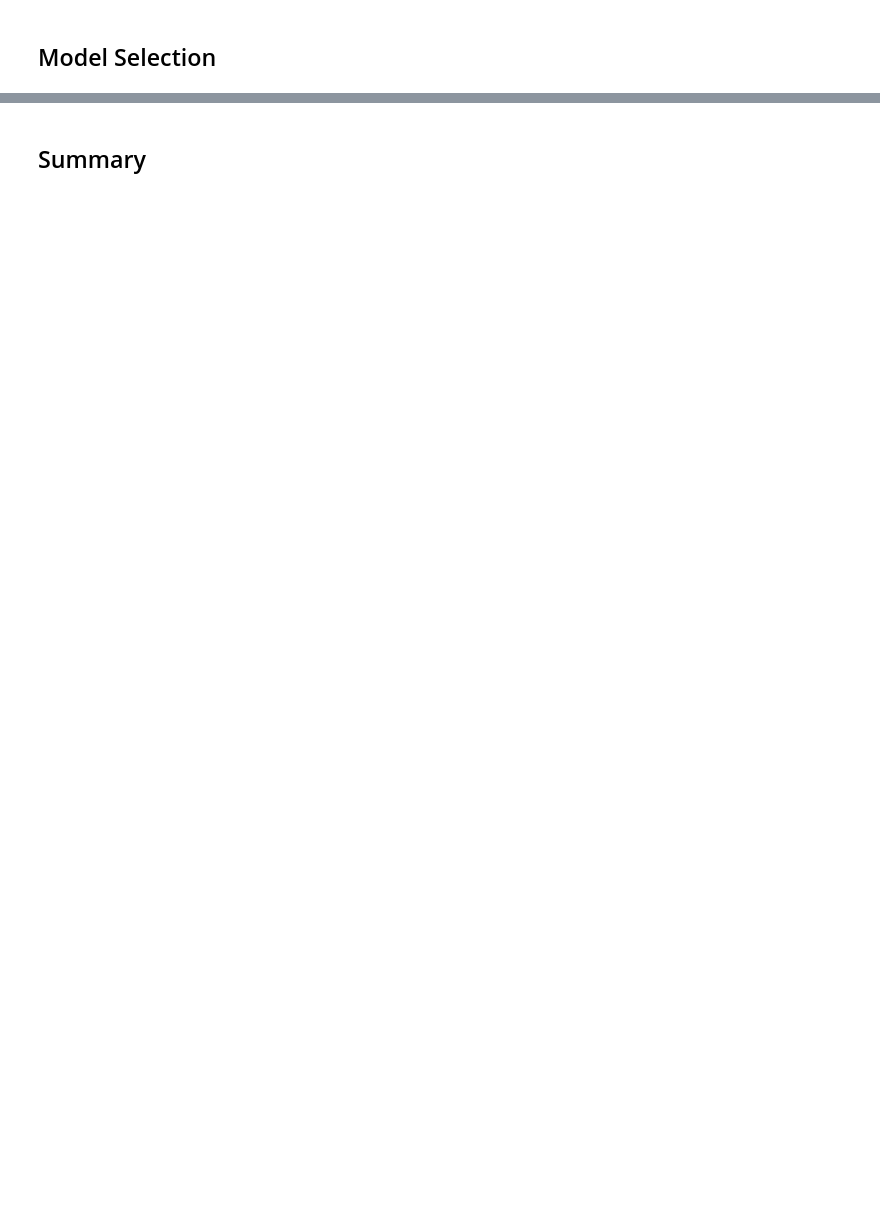
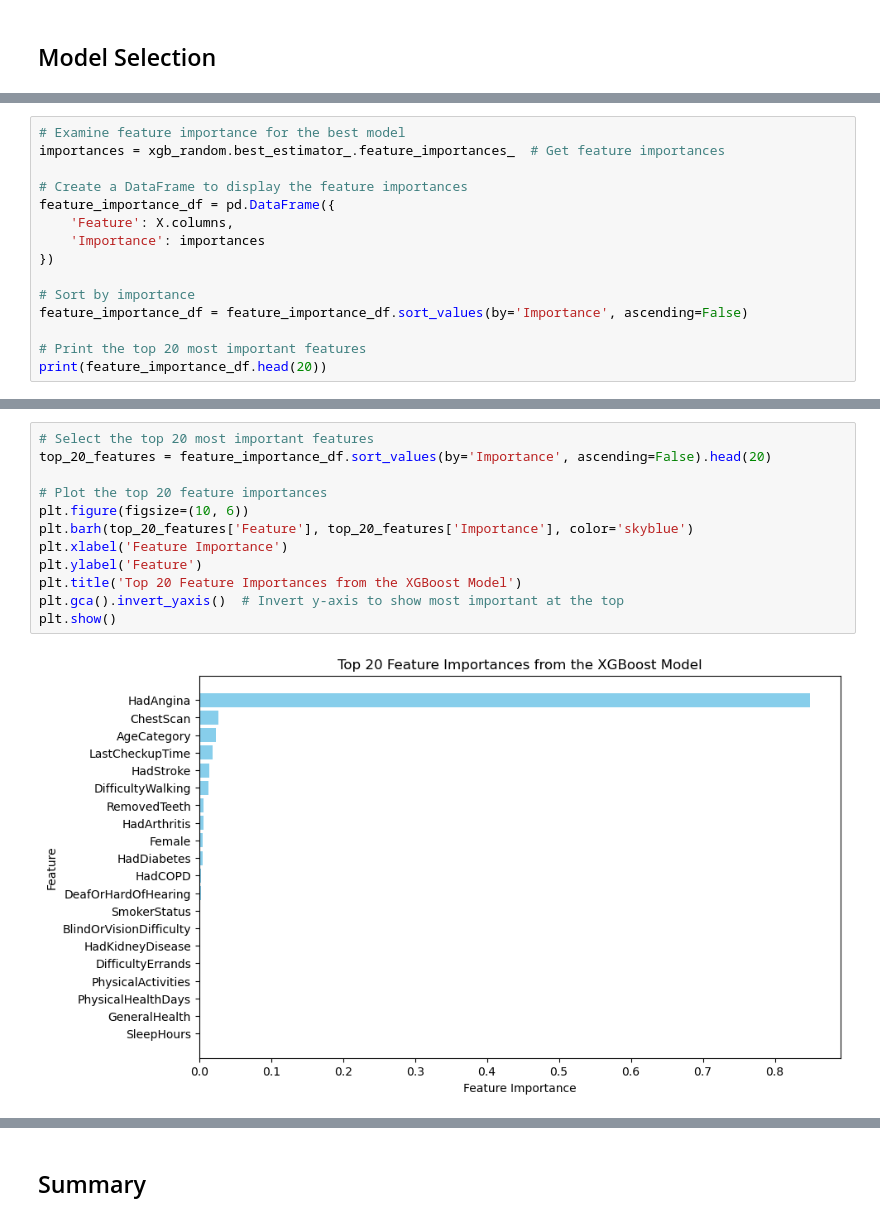
Before and after one commit to gracemhw/Heart-Attack, a Jupyter notebook: notebooks/Modeling.ipynb, the cells around one changed output, grey strips where cells are left out. Drawn from its saved outputs; the diff is of its cells as text; blank space fills up the shorter version.

Commit message:
Modeling

```diff
--- a/notebooks/Modeling.ipynb
+++ b/notebooks/Modeling.ipynb
@@ -692,0 +571,15 @@ Therefore, XGBoost is our best model.
+# %%
+# Examine feature importance for the best model
+importances = xgb_random.best_estimator_.feature_importances_  # Get feature importances
+
+# Create a DataFrame to display the feature importances
+feature_importance_df = pd.DataFrame({
+    'Feature': X.columns,
+    'Importance': importances
+})
+
+# Sort by importance
+feature_importance_df = feature_importance_df.sort_values(by='Importance', ascending=False)
+
+# Print the top 20 most important features
+print(feature_importance_df.head(20))
@@ -692,0 +604,14 @@ Therefore, XGBoost is our best model.
+# %%
+# Select the top 20 most important features
+top_20_features = feature_importance_df.sort_values(by='Importance', ascending=False).head(20)
+
+# Plot the top 20 feature importances
+plt.figure(figsize=(10, 6))
+plt.barh(top_20_features['Feature'], top_20_features['Importance'], color='skyblue')
+plt.xlabel('Feature Importance')
+plt.ylabel('Feature')
+plt.title('Top 20 Feature Importances from the XGBoost Model')
+plt.gca().invert_yaxis()  # Invert y-axis to show most important at the top
+plt.show()
+# %% [output]
+[figure, added]
```
Also changed, not shown: parts of 62 cells of this notebook.
